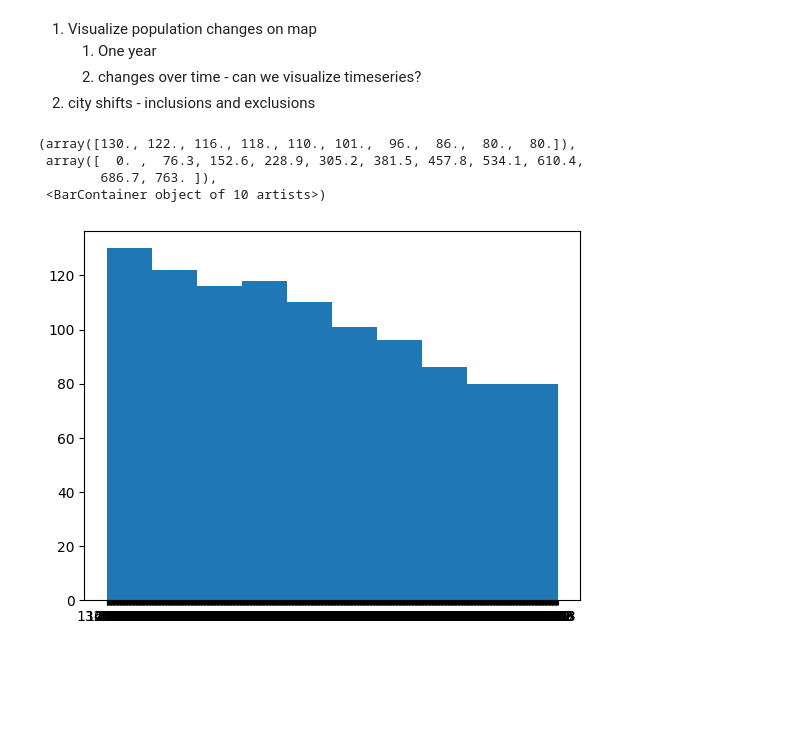
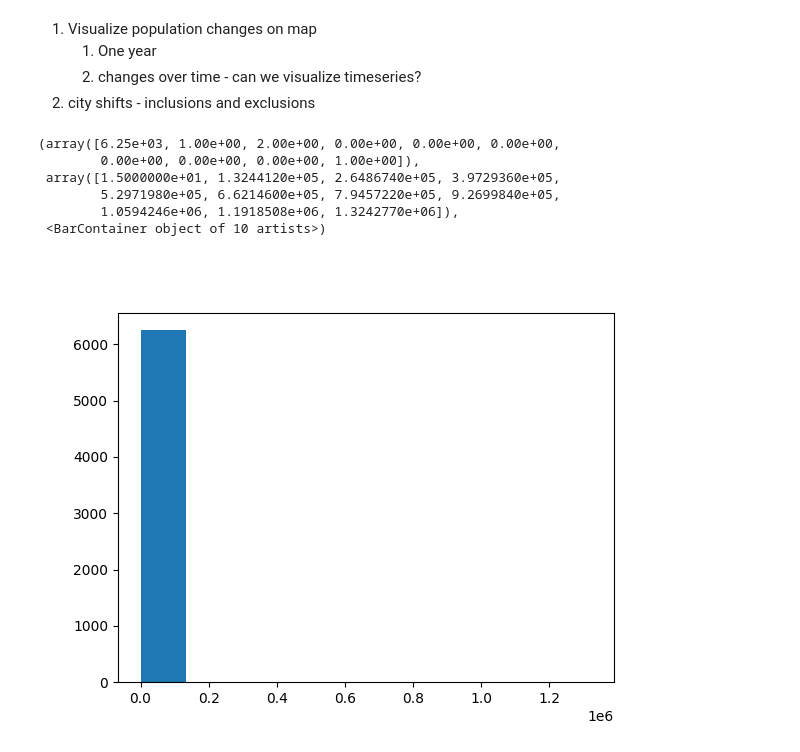
Before and after one commit to michael-sevcik/data-science, a Jupyter notebook: population_changes.ipynb, the cells around one changed output. Drawn from its saved outputs; the diff is of its cells as text; code cells hidden in the pictures; blank space fills up the shorter version.

Commit message:
Update plots and add ipympl

```diff
--- a/population_changes.ipynb
+++ b/population_changes.ipynb
@@ -22,0 +1,15 @@ data
+# %%
+%matplotlib widget
+
+import pandas as pd
+import numpy as np
+import matplotlib.pyplot as plt
+import matplotlib.animation as animation
+from scipy.interpolate import griddata
+data = pd.read_csv('population_changes.csv')
+
+# TODO: replace all '-' with np.nan in Přírůstek... columns
+data['PřírůstekCelkový'] = data['PřírůstekCelkový'].replace('-', np.nan)
+data['PřírůstekCelkový'] = data['PřírůstekCelkový'].astype(float)
+data['Stav 1.1.'] = data['Stav 1.1.'].replace('-', np.nan).astype(float)
+data
@@ -26,17 +33,22 @@ data
    2. changes over time - can we visualize timeseries?
 2. city shifts - inclusions and exclusions
 # %%
-data2020 =data[data.Rok == 2020]
-plt.hist(data2020['Stav 1.1.'], bins=10)
+data2020 = data[data.Rok == 2020]
+fig2, ax = plt.subplots()
 
+ax.hist(data2020['Stav 1.1.'], bins=10)
+
+# fig.show()
 
 # data2020['Stav 1.1.']
 # %% [output]
-(array([130., 122., 116., 118., 110., 101.,  96.,  86.,  80.,  80.]),
- array([  0. ,  76.3, 152.6, 228.9, 305.2, 381.5, 457.8, 534.1, 610.4,
-        686.7, 763. ]),
+(array([6.25e+03, 1.00e+00, 2.00e+00, 0.00e+00, 0.00e+00, 0.00e+00,
+        0.00e+00, 0.00e+00, 0.00e+00, 1.00e+00]),
+ array([1.5000000e+01, 1.3244120e+05, 2.6486740e+05, 3.9729360e+05,
+        5.2971980e+05, 6.6214600e+05, 7.9457220e+05, 9.2699840e+05,
+        1.0594246e+06, 1.1918508e+06, 1.3242770e+06]),
  <BarContainer object of 10 artists>)
-[figure, old version]
+[figure, new version]
 # %%
 towns_qps = pd.read_csv('data/obce-cr-gps.csv')
 towns_qps.rename(columns={'sirka':'lats', 'delka': 'lons'}, inplace=True)
```
Also changed, not shown: parts of 11 cells of this notebook, 1 other file.
